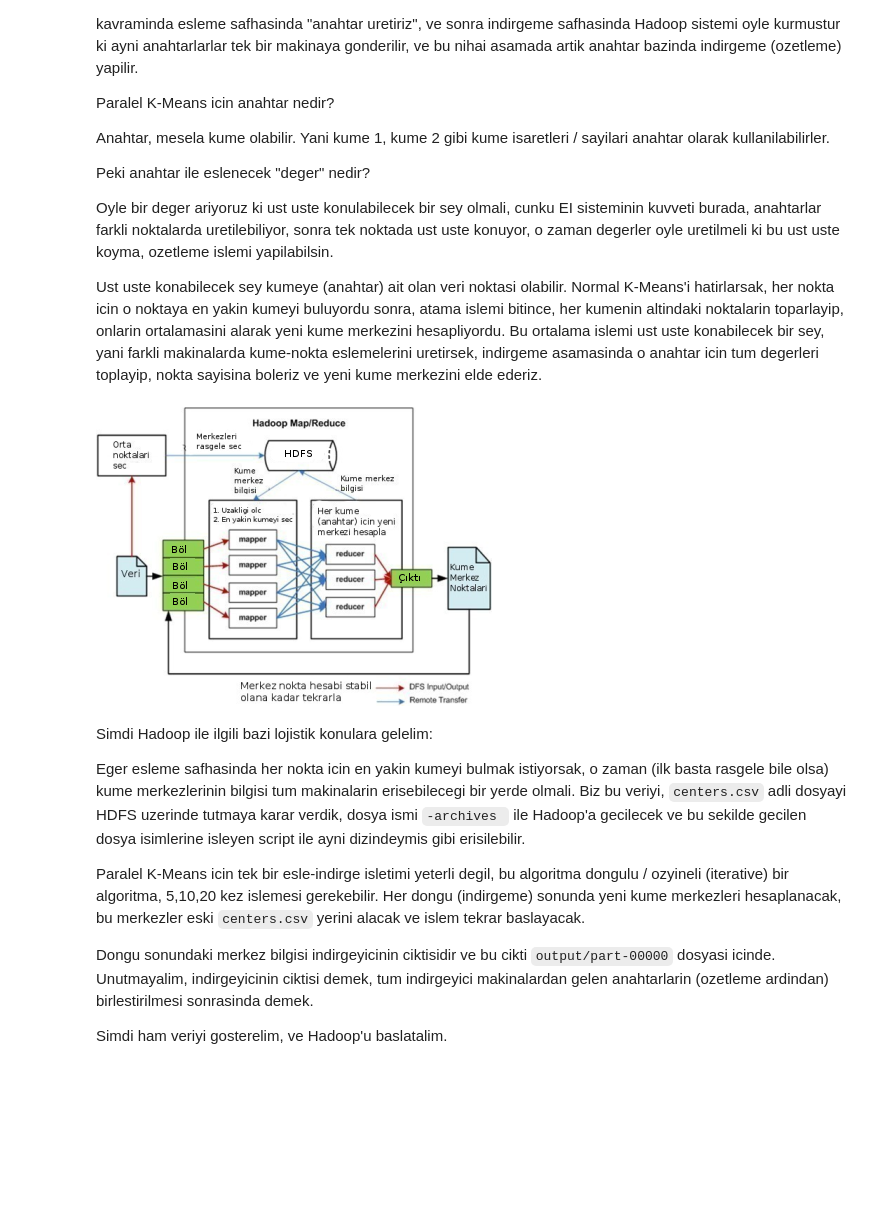
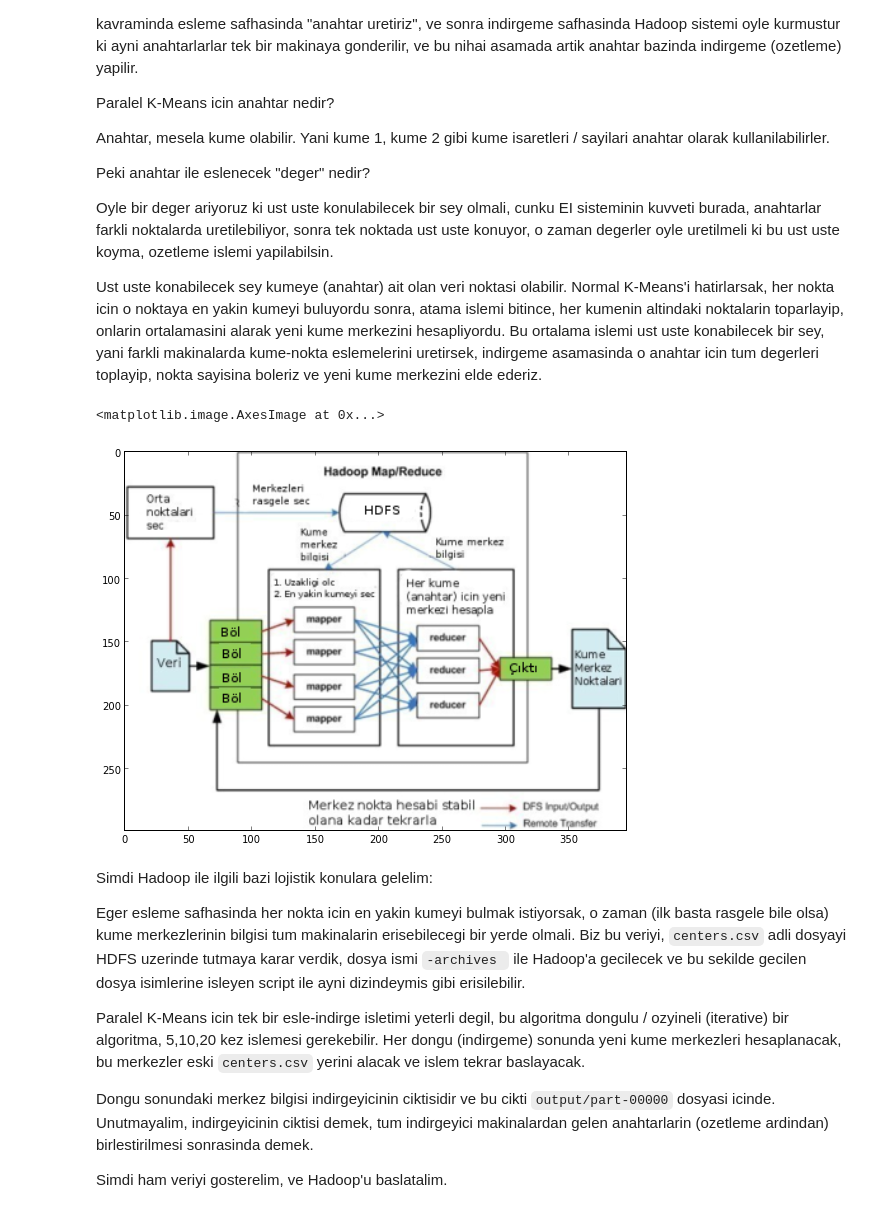
Before and after one commit to theparma/classnotes, a Jupyter notebook: stat/stat_hadoop_kmeans/kmeans.ipynb, the cells around one changed output. Drawn from its saved outputs; the diff is of its cells as text; code cells hidden in the pictures; blank space fills up the shorter version.

```diff
--- a/stat/stat_hadoop_kmeans/kmeans.ipynb
+++ b/stat/stat_hadoop_kmeans/kmeans.ipynb
@@ -29,11 +29,12 @@ merkezini hesapliyordu. Bu ortalama islemi ust uste konabilecek bir
 sey, yani farkli makinalarda kume-nokta eslemelerini uretirsek,
 indirgeme asamasinda o anahtar icin tum degerleri toplayip, nokta
 sayisina boleriz ve yeni kume merkezini elde ederiz.
-# %%
-from IPython.display import Image
-Image(filename='kmeans-diag.png')
-# %% [output]
-[figure, removed]
+# %%
+figure(figsize=(9,9))
+im=imread('kmeans-diag.png'); imshow(im)
+# %% [output]
+<matplotlib.image.AxesImage at 0x...>
+[figure, added]
 # %% [markdown]
 Simdi Hadoop ile ilgili bazi lojistik konulara gelelim:
 
```
Also changed, not shown: 6 other files.
